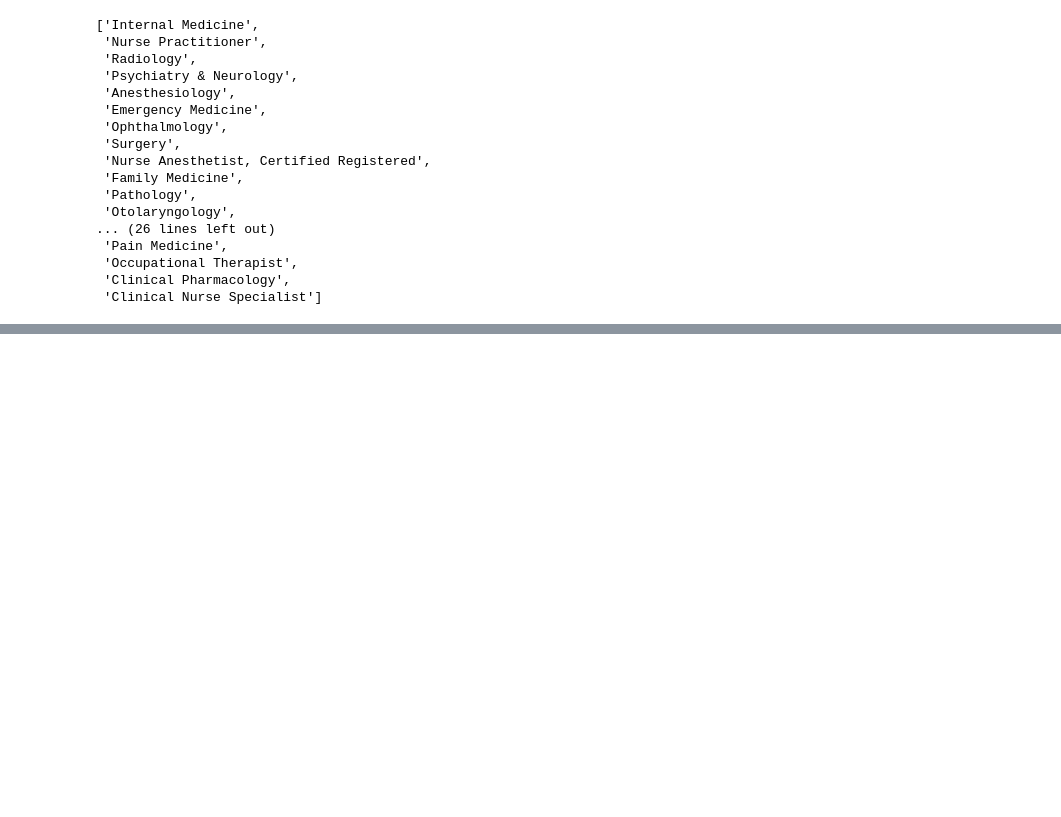
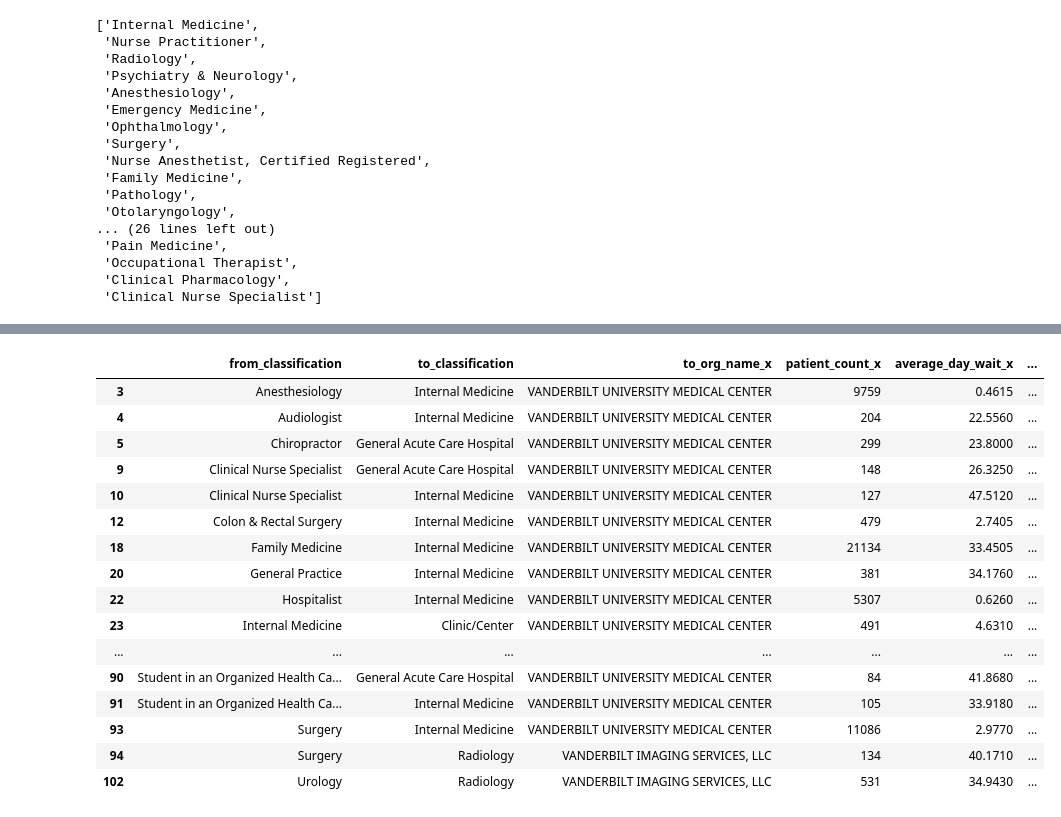
Before and after one commit to nss-data-science-cohort-5/hop_team-hot_pretzels, a Jupyter notebook: hop_teaming_analysis.ipynb, the cells around one changed output, grey strips where cells are left out. Cells and saved outputs as stored; diff of their text form; code cells hidden in the pictures; blank space fills up the shorter version.

```diff
--- a/hop_teaming_analysis.ipynb
+++ b/hop_teaming_analysis.ipynb
@@ -750,0 +933,9 @@ AttributeError: 'str' object has no attribute 'str'
+# %%
+vandy_from_to_top = vandy_from_to.groupby(['from_classification', 'to_classification']).head(1)
+other_from_to_top = other_from_to.groupby(['from_classification', 'to_classification']).head(1)
+# %%
+comp = pd.merge(vandy_from_to_top, other_from_to_top, on = ['from_classification', 'to_classification'])
+# %%
+problem_from_to = comp[comp['patient_count_y'] > comp['patient_count_x']]
+# %%
+problem_from_to['relative_difference'] = (problem_from_to['patient_count_y'] - problem_from_to['patient_count_x']) / problem_from_to['patient_count_x']
@@ -750,0 +948,20 @@ AttributeError: 'str' object has no attribute 'str'
+# %%
+problem_from_to
+# %% [output]
+|  | from_classification | to_classification | to_org_name_x | patient_count_x | average_day_wait_x | ... |
+| 3 | Anesthesiology | Internal Medicine | VANDERBILT UNIVERSITY MEDICAL CENTER | 9759 | 0.4615 | ... |
+| 4 | Audiologist | Internal Medicine | VANDERBILT UNIVERSITY MEDICAL CENTER | 204 | 22.5560 | ... |
+| 5 | Chiropractor | General Acute Care Hospital | VANDERBILT UNIVERSITY MEDICAL CENTER | 299 | 23.8000 | ... |
+| 9 | Clinical Nurse Specialist | General Acute Care Hospital | VANDERBILT UNIVERSITY MEDICAL CENTER | 148 | 26.3250 | ... |
+| 10 | Clinical Nurse Specialist | Internal Medicine | VANDERBILT UNIVERSITY MEDICAL CENTER | 127 | 47.5120 | ... |
+| 12 | Colon & Rectal Surgery | Internal Medicine | VANDERBILT UNIVERSITY MEDICAL CENTER | 479 | 2.7405 | ... |
+| 18 | Family Medicine | Internal Medicine | VANDERBILT UNIVERSITY MEDICAL CENTER | 21134 | 33.4505 | ... |
+| 20 | General Practice | Internal Medicine | VANDERBILT UNIVERSITY MEDICAL CENTER | 381 | 34.1760 | ... |
+| 22 | Hospitalist | Internal Medicine | VANDERBILT UNIVERSITY MEDICAL CENTER | 5307 | 0.6260 | ... |
+| 23 | Internal Medicine | Clinic/Center | VANDERBILT UNIVERSITY MEDICAL CENTER | 491 | 4.6310 | ... |
+| ... | ... | ... | ... | ... | ... | ... |
+| 90 | Student in an Organized Health Ca... | General Acute Care Hospital | VANDERBILT UNIVERSITY MEDICAL CENTER | 84 | 41.8680 | ... |
+| 91 | Student in an Organized Health Ca... | Internal Medicine | VANDERBILT UNIVERSITY MEDICAL CENTER | 105 | 33.9180 | ... |
+| 93 | Surgery | Internal Medicine | VANDERBILT UNIVERSITY MEDICAL CENTER | 11086 | 2.9770 | ... |
+| 94 | Surgery | Radiology | VANDERBILT IMAGING SERVICES, LLC | 134 | 40.1710 | ... |
+| 102 | Urology | Radiology | VANDERBILT IMAGING SERVICES, LLC | 531 | 34.9430 | ... |
```
Also changed, not shown: parts of 52 cells of this notebook.
